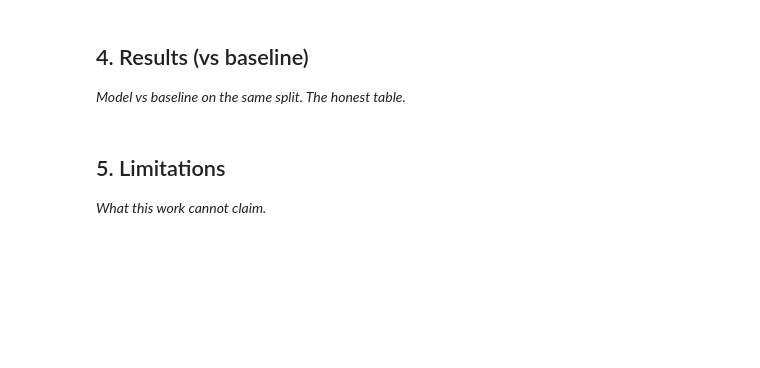
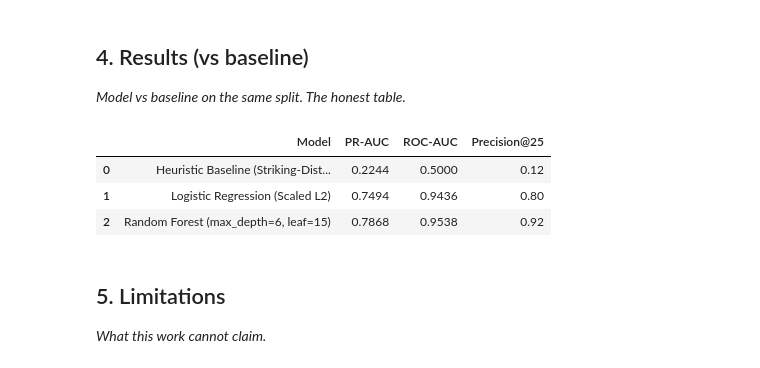
Before and after one commit to ashu141d/flyrank-ml-internship, a Jupyter notebook: work/notebooks/capstone.ipynb, the cells around one changed output. Saved outputs shown, nothing was run; the diff lists cells and outputs as text; code cells hidden in the pictures; blank space fills up the shorter version.

```diff
--- a/work/notebooks/capstone.ipynb
+++ b/work/notebooks/capstone.ipynb
@@ -22,6 +120,46 @@ This skeleton is yours to fill. Work the sections **in order** — each one has
 ## 4. Results (vs baseline)
 
 *Model vs baseline on the same split. The honest table.*
+# %%
+def precision_at_k(y_true, y_score, k=25):
+    k = min(k, len(y_true))
+    return float(np.mean(y_true[np.argsort(y_score)[::-1][:k]]))
+
+X = df[feature_names].copy()
+y = df["target"].values
+groups = df[grp_clean_col].astype(str).values
+n_splits = max(2, min(5, len(np.unique(groups))))
+gkf = GroupKFold(n_splits=n_splits)
+
+oof_base, oof_lr, oof_rf = np.zeros(len(y)), np.zeros(len(y)), np.zeros(len(y))
+
+for tr_idx, va_idx in gkf.split(X, y, groups):
+    X_tr, y_tr = X.iloc[tr_idx], y[tr_idx]
+    X_va, y_va = X.iloc[va_idx], y[va_idx]
+
+    med_ctr_tr = X_tr["ctr_obs"].median()
+    in_band = (X_va["avg_position"] >= 3.0) & (X_va["avg_position"] <= 12.0) if "avg_position" in X_va.columns else True
+    oof_base[va_idx] = np.where(in_band, np.expm1(X_va["log_impressions"]) * (med_ctr_tr - X_va["ctr_obs"]).clip(lower=0.0), 0.0)
+
+    lr = make_pipeline(StandardScaler(), LogisticRegression(max_iter=1000, random_state=42))
+    lr.fit(X_tr, y_tr)
+    oof_lr[va_idx] = lr.predict_proba(X_va)[:, 1]
+
+    rf = RandomForestClassifier(n_estimators=200, max_depth=6, min_samples_leaf=15, random_state=42, n_jobs=-1)
+    rf.fit(X_tr, y_tr)
+    oof_rf[va_idx] = rf.predict_proba(X_va)[:, 1]
+
+summary_df = pd.DataFrame([
+    {"Model": "Heuristic Baseline (Striking-Distance CTR)", "PR-AUC": round(average_precision_score(y, oof_base), 4), "ROC-AUC": round(roc_auc_score(y, oof_base), 4), "Precision@25": round(precision_at_k(y, oof_base, 25), 4)},
+    {"Model": "Logistic Regression (Scaled L2)", "PR-AUC": round(average_precision_score(y, oof_lr), 4), "ROC-AUC": round(roc_auc_score(y, oof_lr), 4), "Precision@25": round(precision_at_k(y, oof_lr, 25), 4)},
+    {"Model": "Random Forest (max_depth=6, leaf=15)", "PR-AUC": round(average_precision_score(y, oof_rf), 4), "ROC-AUC": round(roc_auc_score(y, oof_rf), 4), "Precision@25": round(precision_at_k(y, oof_rf, 25), 4)}
+])
+display(summary_df)
+# %% [output]
+|  | Model | PR-AUC | ROC-AUC | Precision@25 |
+| 0 | Heuristic Baseline (Striking-Dist... | 0.2244 | 0.5000 | 0.12 |
+| 1 | Logistic Regression (Scaled L2) | 0.7494 | 0.9436 | 0.80 |
+| 2 | Random Forest (max_depth=6, leaf=15) | 0.7868 | 0.9538 | 0.92 |
 # %% [markdown]
 ## 5. Limitations
 
```
Also changed, not shown: parts of 3 cells of this notebook.
